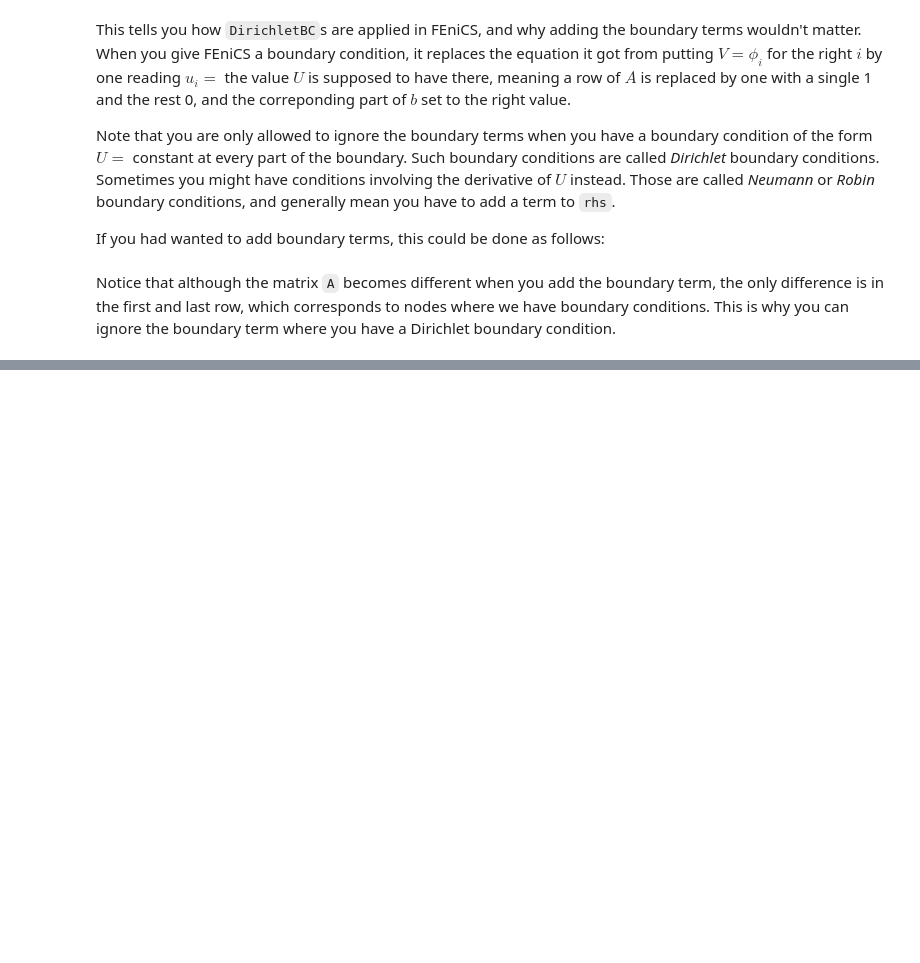
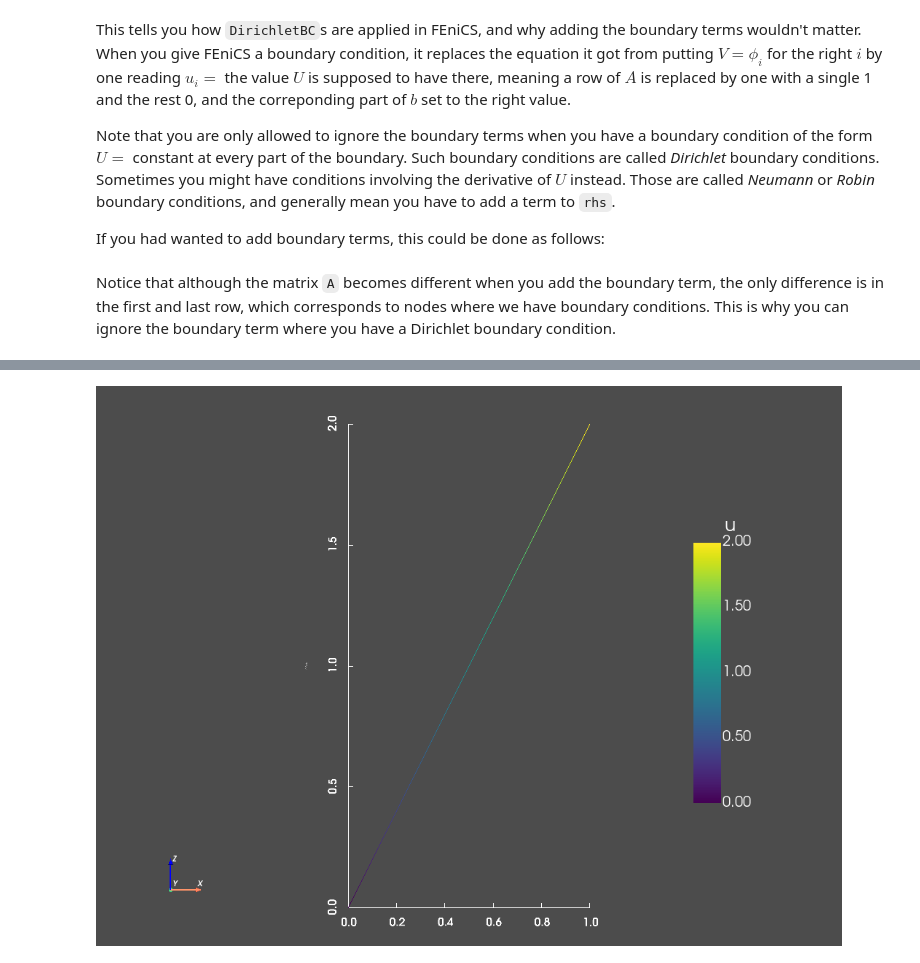
Before and after one commit to Simula-SSCP/SSCP_2024_lectures, a Jupyter notebook: L12 (FEniCS Intro)/dolfinx/L02_FEniCS_Diffusion.ipynb, the cells around one changed output, grey strips where cells are left out. Cells and saved outputs as stored; diff of their text form; code cells hidden in the pictures; blank space fills up the shorter version.

```diff
--- a/L12 (FEniCS Intro)/dolfinx/L02_FEniCS_Diffusion.ipynb
+++ b/L12 (FEniCS Intro)/dolfinx/L02_FEniCS_Diffusion.ipynb
@@ -520,0 +490,45 @@ Notice that although the matrix `A` becomes different when you add the boundary
+# %%
+mesh = dolfinx.mesh.create_unit_interval(MPI.COMM_WORLD, 10)
+elem = ufl.FiniteElement("Lagrange", mesh.ufl_cell(), 1)
+W = dolfinx.fem.FunctionSpace(mesh, elem)
+
+kappa = dolfinx.fem.Constant(mesh, 1.0)
+S = dolfinx.fem.Constant(mesh, 0.0)
+
+V = ufl.TestFunction(W)  # the test function
+# the TrialFunction is basically a symbol representing the unknown
+U = ufl.TrialFunction(W)
+
+a = kappa * ufl.dot(ufl.grad(U), ufl.grad(V)) * ufl.dx  # left hand side of our equation
+S = dolfinx.fem.Constant(mesh, 0.0)  # source term
+L = S * V * ufl.dx  # right hand side of our equation
+
+value_left = dolfinx.fem.Constant(mesh, 0.0)
+value_right = dolfinx.fem.Constant(mesh, 2.0)
+dofs_l = dolfinx.fem.locate_dofs_geometrical(W, left_dofs)
+bc_l = dolfinx.fem.dirichletbc(value_left, dofs_l, W)
+dofs_r = dolfinx.fem.locate_dofs_geometrical(W, right_dofs)
+bc_r = dolfinx.fem.dirichletbc(value_right, dofs_r, W)
+bcs = [bc_l, bc_r]
+
+U_sol = dolfinx.fem.Function(W)  # place to store the solution
+af = dolfinx.fem.form(a)
+A = dolfinx.fem.petsc.assemble_matrix(af, bcs=bcs)  # Assemble bilinear form a into a matrix
+A.assemble()
+B = dolfinx.fem.Function(W)
+Lf = dolfinx.fem.form(L)
+dolfinx.fem.petsc.assemble_vector(B.vector, Lf)  # Assemble the linear form into a vector
+dolfinx.fem.petsc.apply_lifting(B.vector, [af], [bcs]) # Apply boundary condition in symmetric fashion
+B.x.scatter_reverse(dolfinx.la.ScatterMode.add)
+dolfinx.fem.petsc.set_bc(B.vector, bcs)
+
+from petsc4py import PETSc
+solver = PETSc.KSP().create(mesh.comm)
+solver.setOperators(A)
+solver.setType(PETSc.KSP.Type.PREONLY)
+solver.getPC().setType(PETSc.PC.Type.LU)
+solver.solve(B.vector, U_sol.vector)
+U_sol.x.scatter_forward()
+plot_scalar_function(U_sol)
+# %% [output]
+[figure, added]
```
Also changed, not shown: parts of 20 cells of this notebook.
